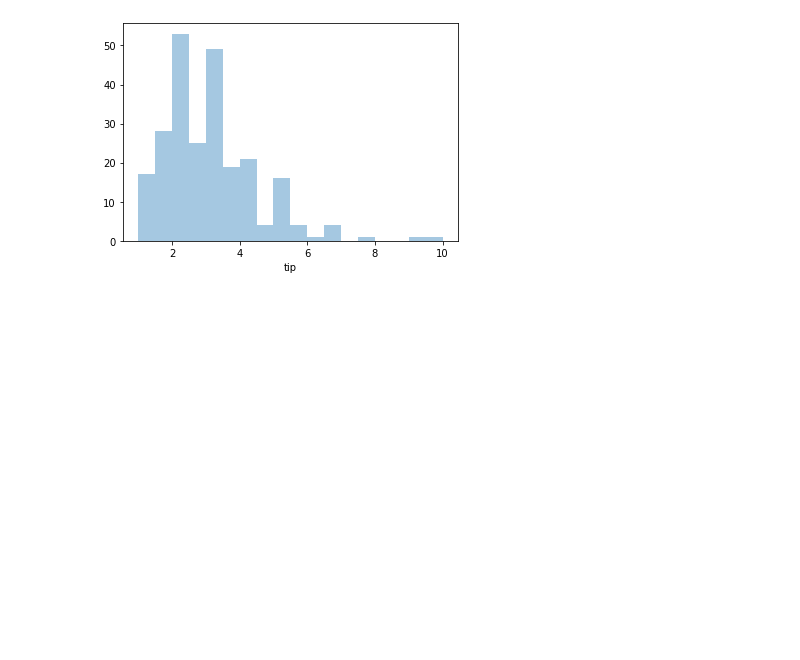
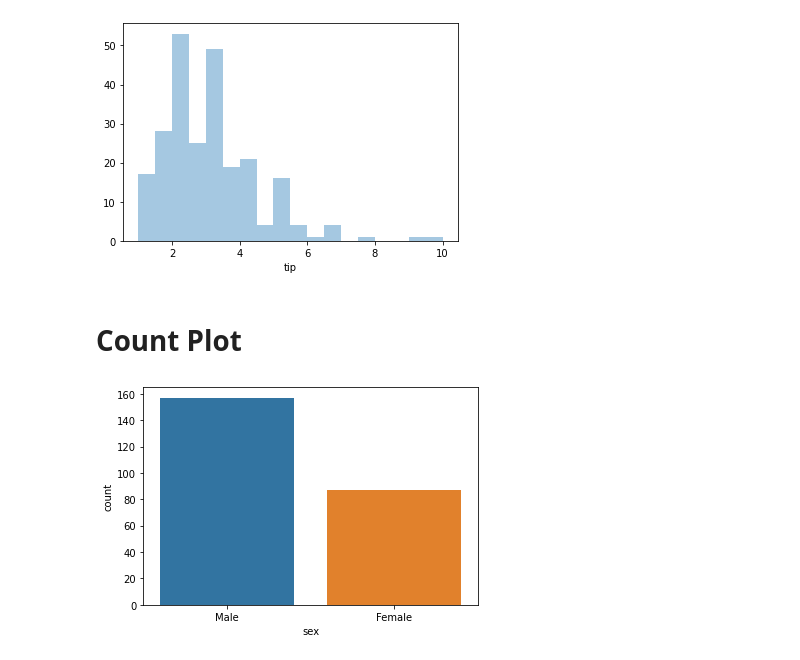
Before and after one commit to GKPSingh/MLplaylist, a Jupyter notebook: KNayak/Seaborn.ipynb, the cells around one changed output. Drawn from its saved outputs; the diff is of its cells as text; code cells hidden in the pictures; blank space fills up the shorter version.

```diff
--- a/KNayak/Seaborn.ipynb
+++ b/KNayak/Seaborn.ipynb
@@ -73,3 +73,9 @@ sns.distplot(df['tip'],kde=False)
 # %% [output]
 <AxesSubplot:xlabel='tip'>
 [figure]
+# %% [markdown]
+# Count Plot
+# %%
+sns.countplot('sex', data=df);
+# %% [output]
+[figure, added]
```
Also changed, not shown: parts of 30 cells of this notebook.
